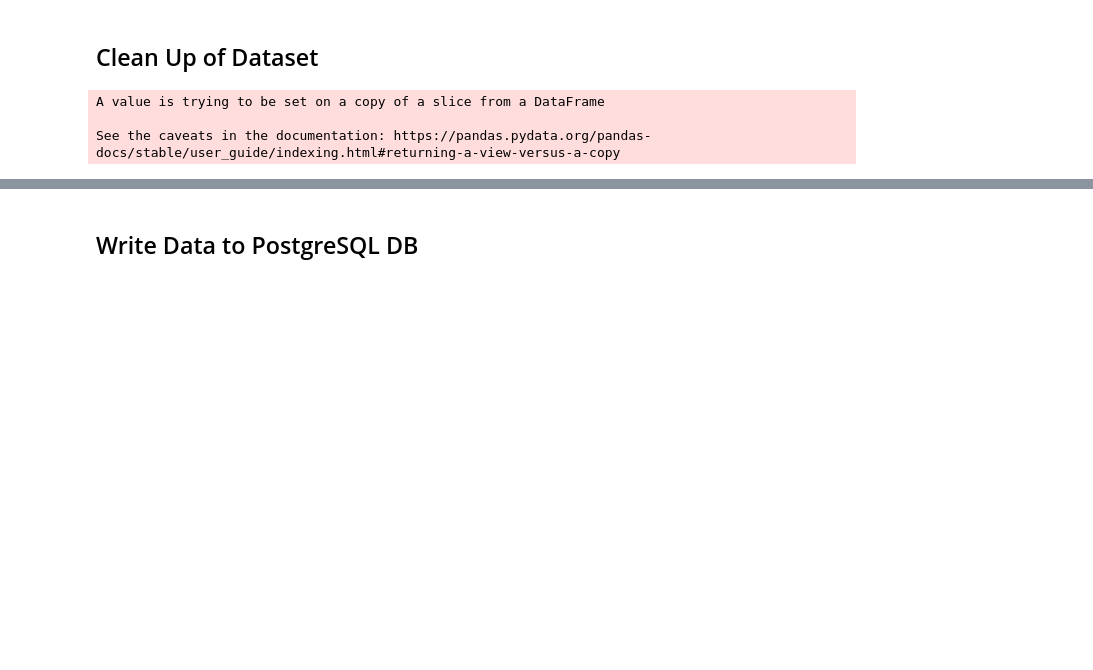
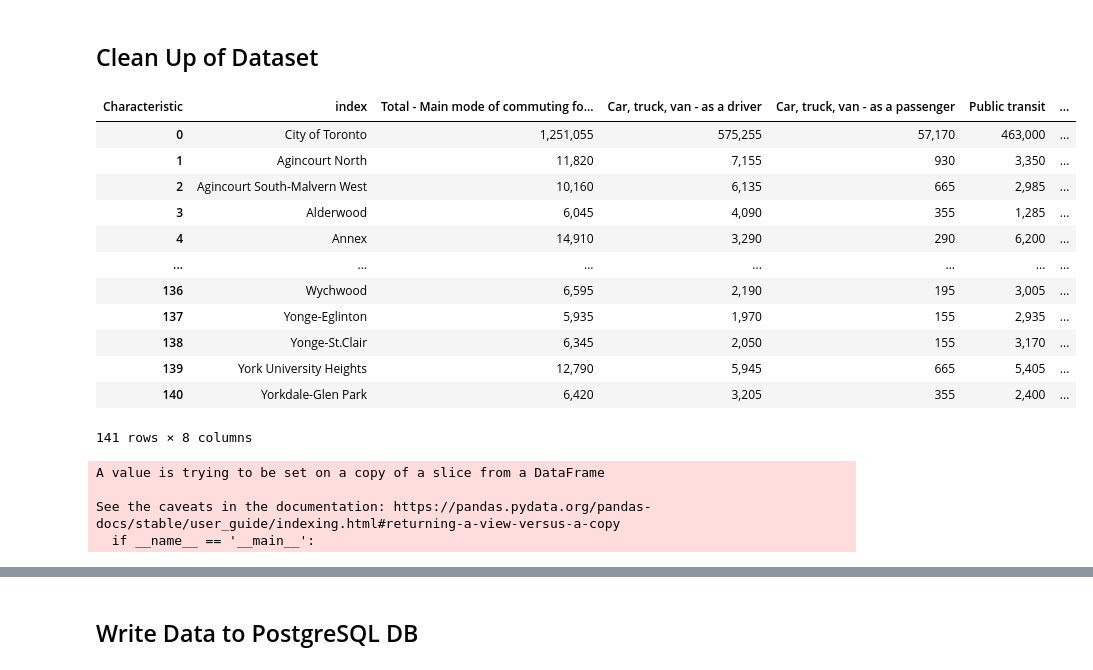
Before and after one commit to tenley8/Team-3, a Jupyter notebook: Resources/Update_TorontoStats.ipynb, the cells around one changed output, grey strips where cells are left out. Drawn from its saved outputs; the diff is of its cells as text; code cells hidden in the pictures; blank space fills up the shorter version.

Commit message:
Corrected Query (String to Int)

```diff
--- a/Resources/Update_TorontoStats.ipynb
+++ b/Resources/Update_TorontoStats.ipynb
@@ -59,27 +59,43 @@ def transpose_df(df):
 # %%
 # Extract the Data Related to Commuting
 toronto_commuting = df[(df['Characteristic'] == 'Total - Main mode of commuting for the employed labour force aged 15 years and over in private households with a usual place of work or no fixed workplace address - 25% sample data') |
                        (df['Characteristic'] == '  Car, truck, van - as a driver') |
                        (df['Characteristic'] == '  Car, truck, van - as a passenger') |
                        (df['Characteristic'] == '  Public transit') |
                        (df['Characteristic'] == '  Walked') |
                        (df['Characteristic'] == '  Bicycle') |
                        (df['Characteristic'] == '  Other method')
                       ]
 # Transpose DataFrame
 toronto_commuting = transpose_df(toronto_commuting)
-
-# Rename Column Names
-toronto_commuting.columns = ['neighbourhood_name','commute_total','commute_car_driver','commute_car_passenger','commute_public_transit','commute_walk','commute_bicycle','commute_other']
-
-# Converting String to Integer
-num_columns = ['commute_total','commute_car_driver','commute_car_passenger','commute_public_transit','commute_walk','commute_bicycle','commute_other']
-rows = len(toronto_commuting['commute_total'])
-for column in num_columns:
-    for row in range(rows):
-        toronto_commuting[column][row] = int(toronto_commuting[column][row].replace(',',''))
-    toronto_commuting[column] = pd.to_numeric(toronto_commuting[column])
+toronto_commuting
 # %% [output]
+| Characteristic | index | Total - Main mode of commuting fo... | Car, truck, van - as a driver | Car, truck, van - as a passenger | Public transit | ... |
+| 0 | City of Toronto | 1,251,055 | 575,255 | 57,170 | 463,000 | ... |
+| 1 | Agincourt North | 11,820 | 7,155 | 930 | 3,350 | ... |
+| 2 | Agincourt South-Malvern West | 10,160 | 6,135 | 665 | 2,985 | ... |
+| 3 | Alderwood | 6,045 | 4,090 | 355 | 1,285 | ... |
+| 4 | Annex | 14,910 | 3,290 | 290 | 6,200 | ... |
+| ... | ... | ... | ... | ... | ... | ... |
+| 136 | Wychwood | 6,595 | 2,190 | 195 | 3,005 | ... |
+| 137 | Yonge-Eglinton | 5,935 | 1,970 | 155 | 2,935 | ... |
+| 138 | Yonge-St.Clair | 6,345 | 2,050 | 155 | 3,170 | ... |
+| 139 | York University Heights | 12,790 | 5,945 | 665 | 5,405 | ... |
+| 140 | Yorkdale-Glen Park | 6,420 | 3,205 | 355 | 2,400 | ... |
-A value is trying to be set on a copy of a slice from a DataFrame
-
-See the caveats in the documentation: https://pandas.pydata.org/pandas-docs/stable/user_guide/indexing.html#returning-a-view-versus-a-copy
+141 rows × 8 columns
+# %%
+# Rename Column Names
+toronto_commuting.columns = ['neighbourhood_name','commute_total','commute_car_driver','commute_car_passenger','commute_public_transit','commute_walk','commute_bicycle','commute_other']
+
+# Converting String to Integer
+num_columns = ['commute_total','commute_car_driver','commute_car_passenger','commute_public_transit','commute_walk','commute_bicycle','commute_other']
+rows = len(toronto_commuting['commute_total'])
+for column in num_columns:
+    for row in range(rows):
+        toronto_commuting[column][row] = int(toronto_commuting[column][row].replace(',',''))
+    toronto_commuting[column] = pd.to_numeric(toronto_commuting[column])
+# %% [output]
+A value is trying to be set on a copy of a slice from a DataFrame
+
+See the caveats in the documentation: https://pandas.pydata.org/pandas-docs/stable/user_guide/indexing.html#returning-a-view-versus-a-copy
+  if __name__ == '__main__':
```
Also changed, not shown: parts of 4 cells of this notebook, 1 other file.
